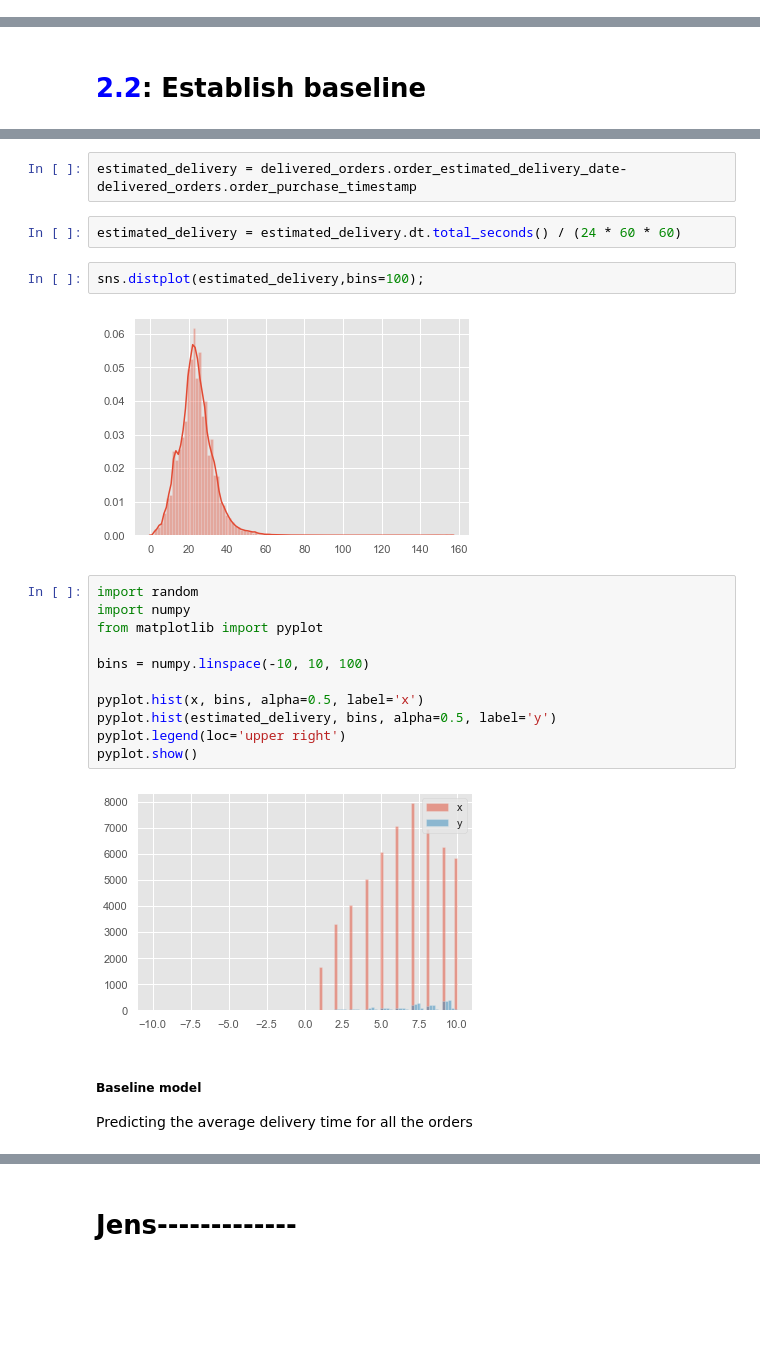
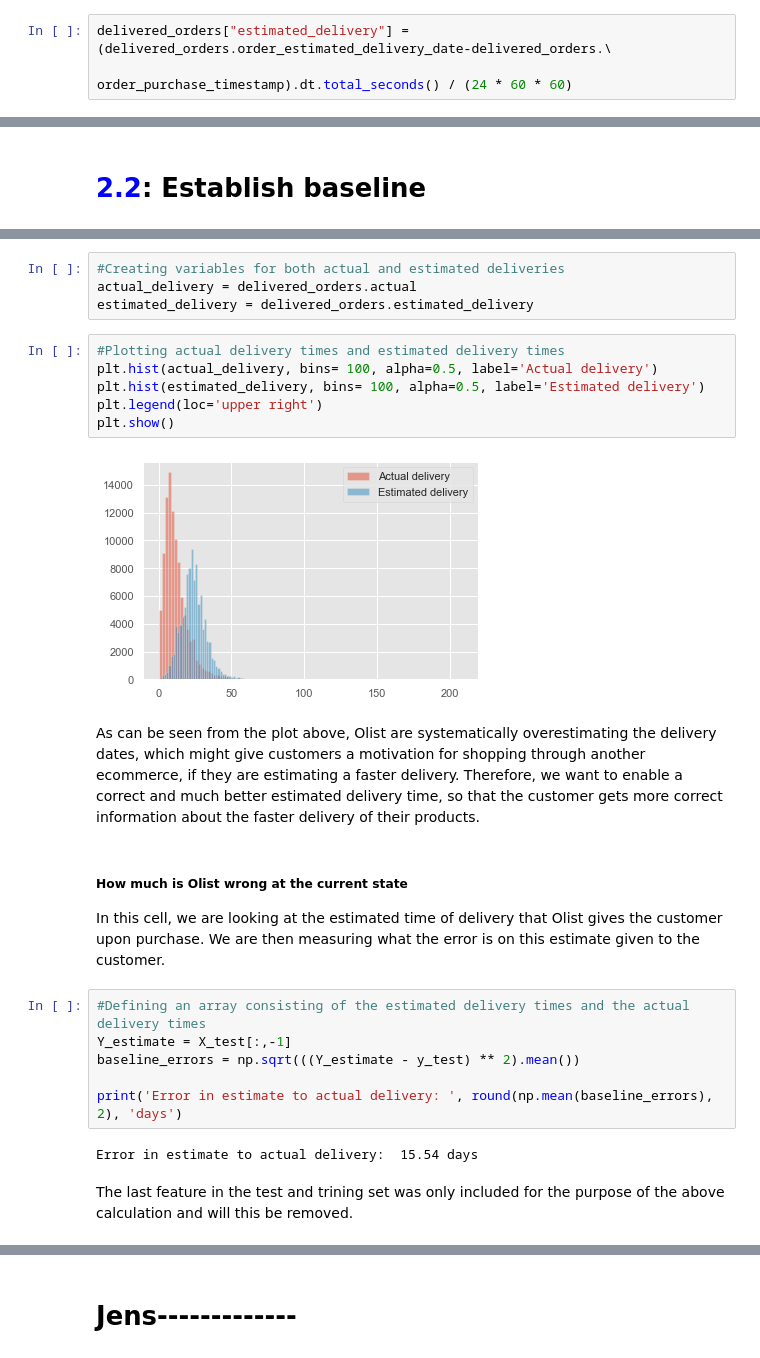
Before and after one commit to MotzWanted/Business_Analytics_Olist, a Jupyter notebook: phase3/phase_3_master.ipynb, the cells around one changed output, grey strips where cells are left out. Cells and saved outputs as stored; diff of their text form; blank space fills up the shorter version.

```diff
--- a/phase3/phase_3_master.ipynb
+++ b/phase3/phase_3_master.ipynb
@@ -496,6 +509,9 @@ delivered_orders['Distance'] = delivered_orders.apply(lambda row:\
     geoDistance(row['customer_lat'], row['customer_lon'], row['seller_lat'], row['seller_lon']), axis=1)
 # %%
 #https://www.weatherbit.io/api/weather-history-hourly
+# %%
+delivered_orders["estimated_delivery"] = (delivered_orders.order_estimated_delivery_date-delivered_orders.\
+                                          order_purchase_timestamp).dt.total_seconds() / (24 * 60 * 60)
 # %% [markdown]
 # -------adding features end--------
 # %% [markdown]
@@ -533,25 +535,29 @@ sns.distplot(x,bins=100);
-# %%
-estimated_delivery = delivered_orders.order_estimated_delivery_date-delivered_orders.order_purchase_timestamp
-# %%
-estimated_delivery = estimated_delivery.dt.total_seconds() / (24 * 60 * 60)
-# %%
-sns.distplot(estimated_delivery,bins=100);
-# %% [output]
-[figure, removed]
+# %%
+#Creating variables for both actual and estimated deliveries
+actual_delivery = delivered_orders.actual
+estimated_delivery = delivered_orders.estimated_delivery
 # %%
-import random
-import numpy
-from matplotlib import pyplot
-
-bins = numpy.linspace(-10, 10, 100)
-
-pyplot.hist(x, bins, alpha=0.5, label='x')
-pyplot.hist(estimated_delivery, bins, alpha=0.5, label='y')
-pyplot.legend(loc='upper right')
-pyplot.show()
+#Plotting actual delivery times and estimated delivery times
+plt.hist(actual_delivery, bins= 100, alpha=0.5, label='Actual delivery')
+plt.hist(estimated_delivery, bins= 100, alpha=0.5, label='Estimated delivery')
+plt.legend(loc='upper right')
+plt.show()
 # %% [output]
-[figure, old version]
+[figure, new version]
-# %% [markdown]
-##### Baseline model
-
-Predicting the average delivery time for all the orders
+# %% [markdown]
+As can be seen from the plot above, Olist are systematically overestimating the delivery dates, which might give customers a motivation for shopping through another ecommerce, if they are estimating a faster delivery.
+Therefore, we want to enable a correct and much better estimated delivery time, so that the customer gets more correct information about the faster delivery of their products.
+# %% [markdown]
+##### How much is Olist wrong at the current state
+
+In this cell, we are looking at the estimated time of delivery that Olist gives the customer upon purchase. We are then measuring what the error is on this estimate given to the customer.
+# %%
+#Defining an array consisting of the estimated delivery times and the actual delivery times
+Y_estimate = X_test[:,-1]
+baseline_errors = np.sqrt(((Y_estimate - y_test) ** 2).mean())
+
+print('Error in estimate to actual delivery: ', round(np.mean(baseline_errors), 2), 'days')
+# %% [output]
+Error in estimate to actual delivery:  15.54 days
+# %% [markdown]
+The last feature in the test and trining set was only included for the purpose of the above calculation and will this be removed.
```
Also changed, not shown: parts of 30 cells of this notebook.
